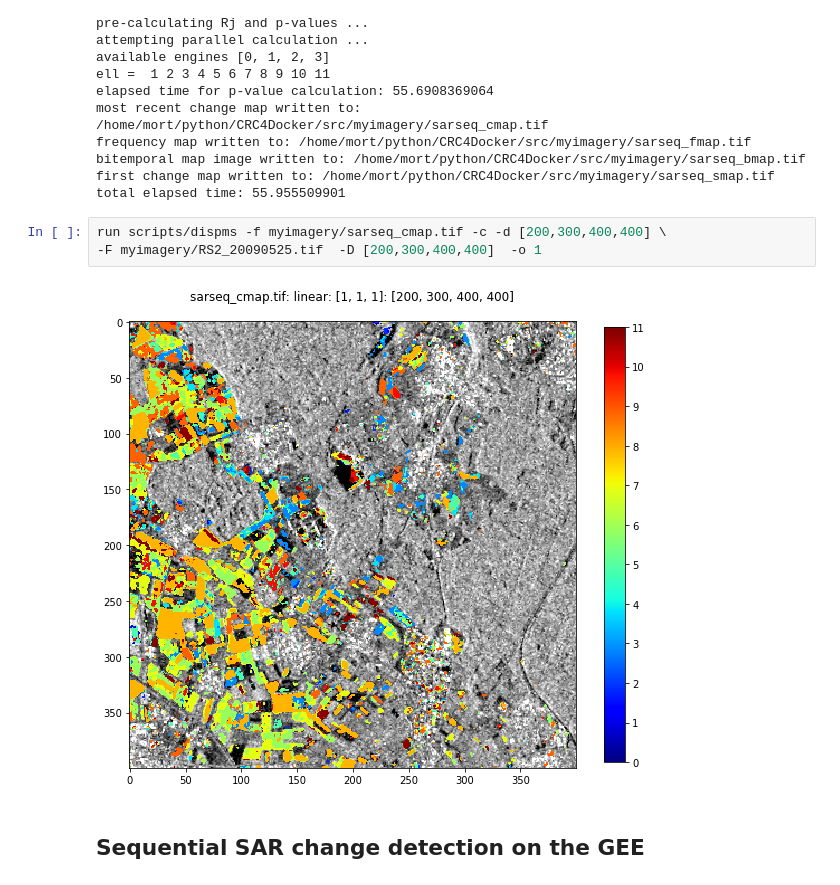
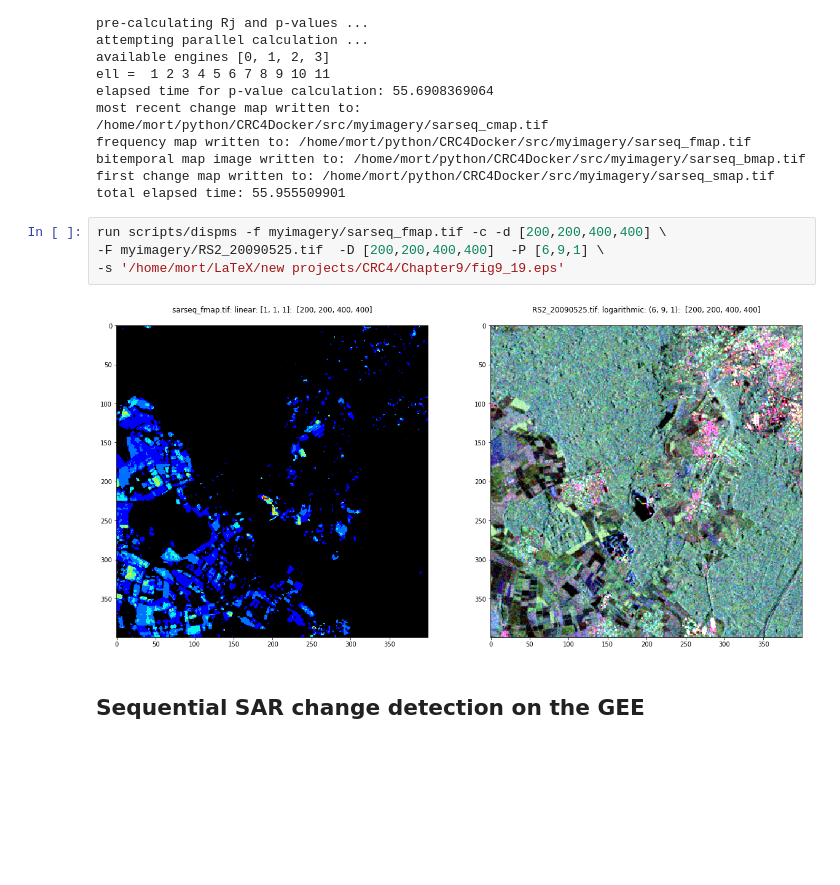
Before and after one commit to mortcanty/CRC4Docker, a Jupyter notebook: src/Chapter9.ipynb, the cells around one changed output. Cells and saved outputs as stored; diff of their text form; blank space fills up the shorter version.

```diff
--- a/src/Chapter9.ipynb
+++ b/src/Chapter9.ipynb
@@ -279,10 +290,11 @@ bitemporal map image written to: /home/mort/python/CRC4Docker/src/myimagery/sars
 first change map written to: /home/mort/python/CRC4Docker/src/myimagery/sarseq_smap.tif
 total elapsed time: 55.955509901
 # %%
-run scripts/dispms -f myimagery/sarseq_cmap.tif -c -d [200,300,400,400] \
--F myimagery/RS2_20090525.tif  -D [200,300,400,400]  -o 1
+run scripts/dispms -f myimagery/sarseq_fmap.tif -c -d [200,200,400,400] \
+-F myimagery/RS2_20090525.tif  -D [200,200,400,400]  -P [6,9,1] \
+-s '/home/mort/LaTeX/new projects/CRC4/Chapter9/fig9_19.eps'
 # %% [output]
-[figure, old version]
+[figure, new version]
 # %% [markdown]
 ## Sequential SAR change detection on the GEE
 # %%
```
Also changed, not shown: parts of 6 cells of this notebook, 6 other files.
